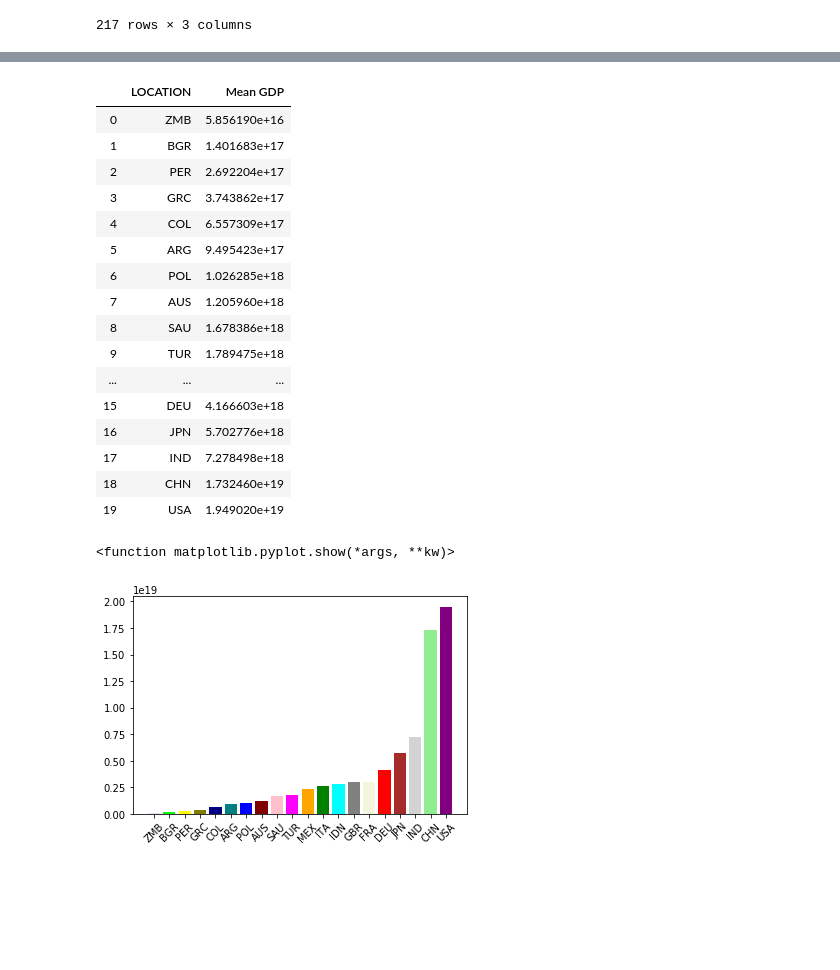
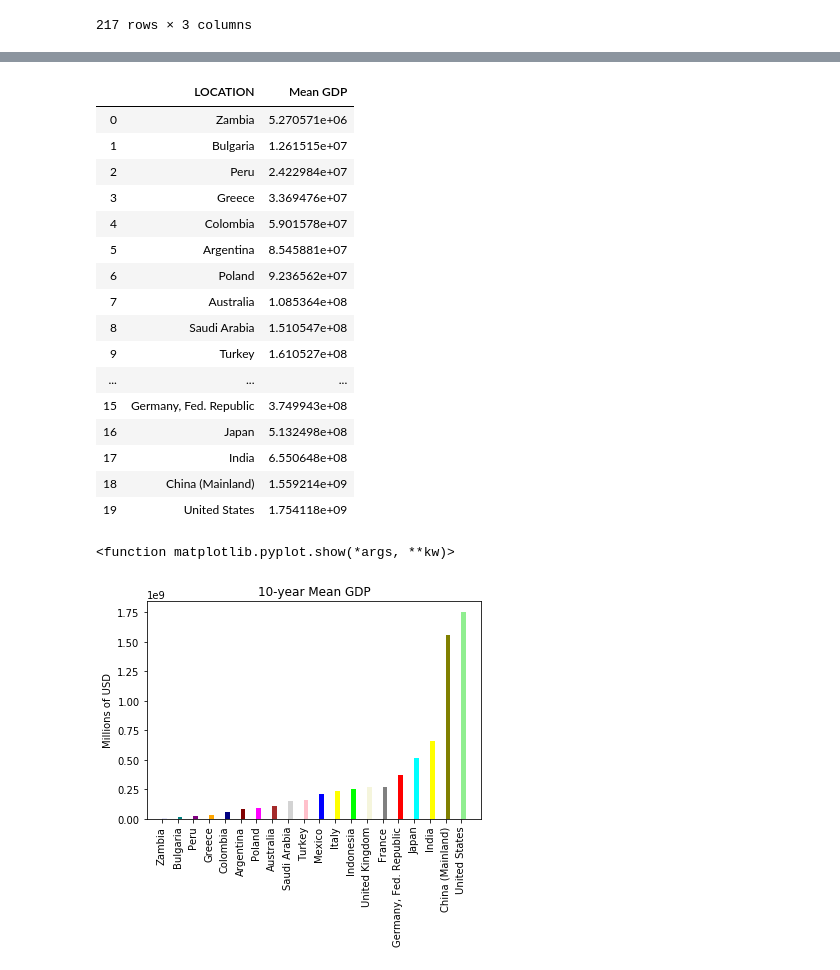
Before and after one commit to cmboone2005/Project1, a Jupyter notebook: DataSets/gdp_comparison.ipynb, the cells around one changed output, grey strips where cells are left out. Cells and saved outputs as stored; diff of their text form; code cells hidden in the pictures; blank space fills up the shorter version.

```diff
--- a/DataSets/gdp_comparison.ipynb
+++ b/DataSets/gdp_comparison.ipynb
@@ -23,7 +23,3 @@ country_gdp
 | 215 | ZMB | 2015 | 62184.1302 |
 | 216 | ZMB | 2016 | 65325.8997 |
 217 rows × 3 columns
-# %%
-#PIVOT!
-country_gdp = country_gdp.pivot_table(values ="Value", index ="LOCATION", columns ="TIME")
-country_gdp
@@ -49,10 +26,35 @@ country_gdp
+# %%
+#PIVOT!
+country_gdp2 = country_gdp.pivot_table(values ="Value", index ="LOCATION", columns ="TIME")
+country_gdp2
+
+#rename
+country_gdp2=country_gdp2.rename(index = {'ARG':'Argentina',
+                                     'AUS':'Australia',
+                                     'BGR':'Bulgaria',
+                                     'CHN':'China (Mainland)',
+                                     'COL':'Colombia',
+                                     'FRA':'France',
+                                     'DEU':'Germany, Fed. Republic',
+                                     'GRC':'Greece',
+                                     'IND':'India',
+                                     'IDN':'Indonesia',
+                                     'ITA':'Italy',
+                                     'JPN':'Japan',
+                                     'MEX':'Mexico',
+                                     'PER':'Peru',
+                                     'POL':'Poland',
+                                     'SAU':'Saudi Arabia',
+                                     'TUR':'Turkey',
+                                     'GBR':'United Kingdom',
+                                     'USA':'United States',
+                                     'ZMB':'Zambia'})
 # %%
 #find mean
 
-for column in country_gdp:
-    total = country_gdp.sum(axis = 1, skipna = True)
+for column in country_gdp2:
+    total = country_gdp2.sum(axis = 1, skipna = True)
     mean = total*100/10
-    country_gdp["Mean"] = mean
 
 loc_mean = pd.DataFrame({"Mean GDP":mean})
 loc_mean = loc_mean.sort_values(by=['Mean GDP'])
@@ -60,28 +62,31 @@ loc_mean = loc_mean.reset_index()
 loc_mean
 # %% [output]
 |  | LOCATION | Mean GDP |
-| 0 | ZMB | 5.856190e+16 |
-| 1 | BGR | 1.401683e+17 |
-| 2 | PER | 2.692204e+17 |
-| 3 | GRC | 3.743862e+17 |
-| 4 | COL | 6.557309e+17 |
-| 5 | ARG | 9.495423e+17 |
-| 6 | POL | 1.026285e+18 |
-| 7 | AUS | 1.205960e+18 |
-| 8 | SAU | 1.678386e+18 |
-| 9 | TUR | 1.789475e+18 |
+| 0 | Zambia | 5.270571e+06 |
+| 1 | Bulgaria | 1.261515e+07 |
+| 2 | Peru | 2.422984e+07 |
+| 3 | Greece | 3.369476e+07 |
+| 4 | Colombia | 5.901578e+07 |
+| 5 | Argentina | 8.545881e+07 |
+| 6 | Poland | 9.236562e+07 |
+| 7 | Australia | 1.085364e+08 |
+| 8 | Saudi Arabia | 1.510547e+08 |
+| 9 | Turkey | 1.610527e+08 |
 | ... | ... | ... |
-| 15 | DEU | 4.166603e+18 |
-| 16 | JPN | 5.702776e+18 |
-| 17 | IND | 7.278498e+18 |
-| 18 | CHN | 1.732460e+19 |
-| 19 | USA | 1.949020e+19 |
+| 15 | Germany, Fed. Republic | 3.749943e+08 |
+| 16 | Japan | 5.132498e+08 |
+| 17 | India | 6.550648e+08 |
+| 18 | China (Mainland) | 1.559214e+09 |
+| 19 | United States | 1.754118e+09 |
 # %%
 #ploterate
 
-plt.bar(loc_mean['LOCATION'],loc_mean['Mean GDP'], color=['lavender','lime','yellow','olive','navy','teal','blue','maroon','pink','magenta','orange','green','cyan','grey','beige','red','brown','lightgrey','lightgreen','purple'])
-plt.xticks(rotation=45)
+
+plt.bar(loc_mean['LOCATION'],loc_mean['Mean GDP'], align='edge', width=0.3, color=['lavender','teal','purple','orange','navy','maroon','magenta','brown','lightgrey','pink','blue','yellow','lime','beige','grey','red','cyan','yellow','olive','lightgreen'])
+plt.title("10-year Mean GDP")
+plt.xticks(rotation=90)
+plt.ylabel("Millions of USD")
 plt.show
 # %% [output]
 <function matplotlib.pyplot.show(*args, **kw)>
-[figure, old version]
+[figure, new version]
```
Also changed, not shown: parts of 5 cells of this notebook, 4 other files.
